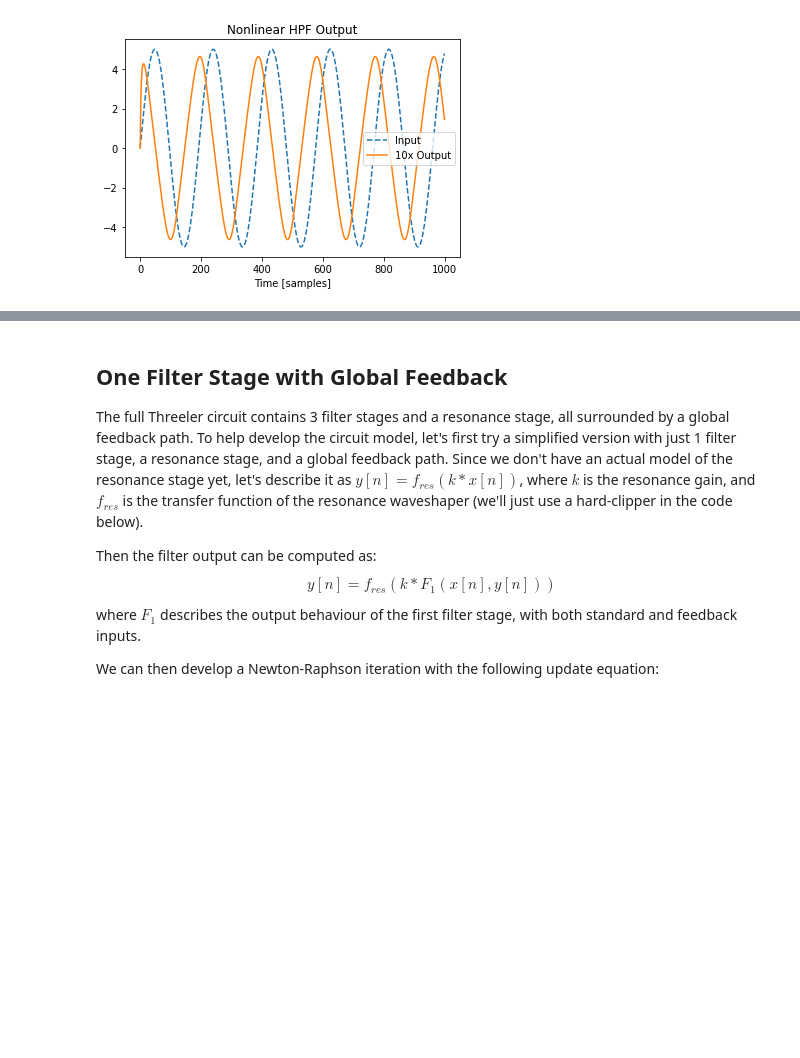
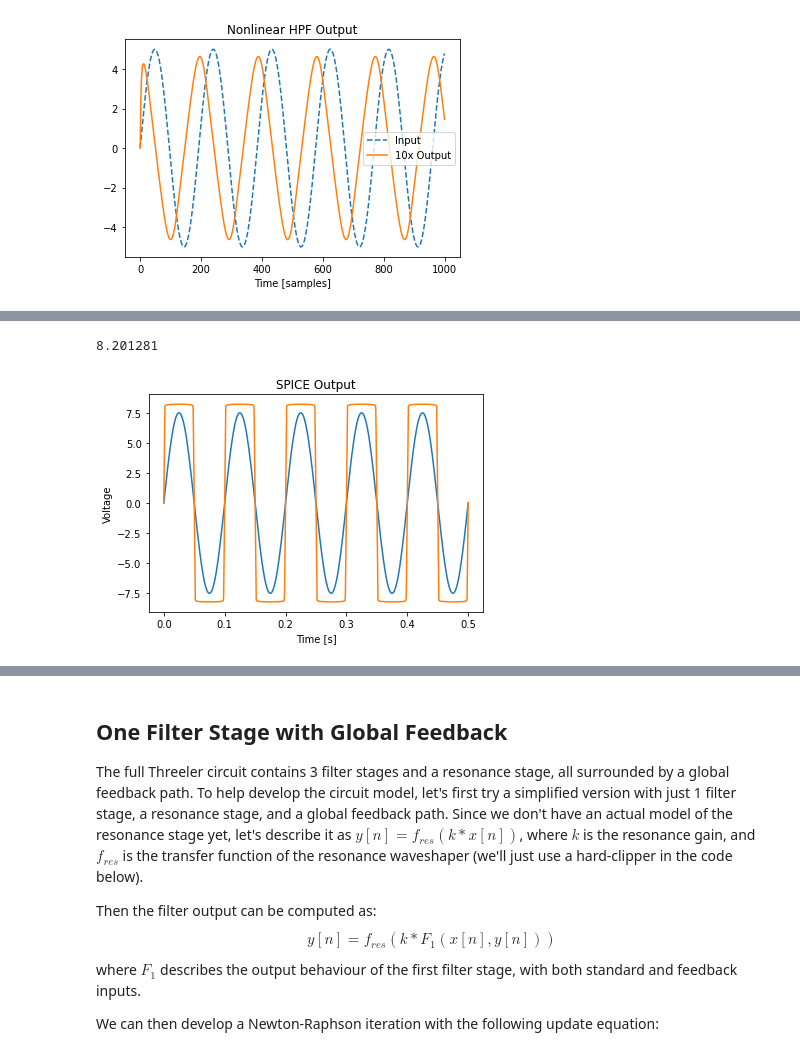
Before and after one commit to surge-synthesizer/surge-python, a Jupyter notebook: scripts/dsp_simulations/ThreelerAnalysis.ipynb, the cells around one changed output, grey strips where cells are left out. Drawn from its saved outputs; the diff is of its cells as text; code cells hidden in the pictures; blank space fills up the shorter version.

Commit message:
Threeler: Some work on the waveshaper

```diff
--- a/scripts/dsp_simulations/ThreelerAnalysis.ipynb
+++ b/scripts/dsp_simulations/ThreelerAnalysis.ipynb
@@ -375,0 +381,17 @@ plt.legend()
+# %%
+spice_data = np.genfromtxt('/mnt/d/Documents/CCRMA/Research/Threeler_Circuit/ThreelerRes.txt')
+
+time = np.array(spice_data[1:,0])
+x = np.array(spice_data[1:,2])
+y = -1 * np.array(spice_data[1:,1])
+
+plt.plot(time, x)
+plt.plot(time, y)
+plt.title('SPICE Output')
+plt.xlabel('Time [s]')
+plt.ylabel('Voltage')
+
+print(np.max(np.abs(y)))
+# %% [output]
+8.201281
+[figure, added]
```
Also changed, not shown: parts of 5 cells of this notebook.
